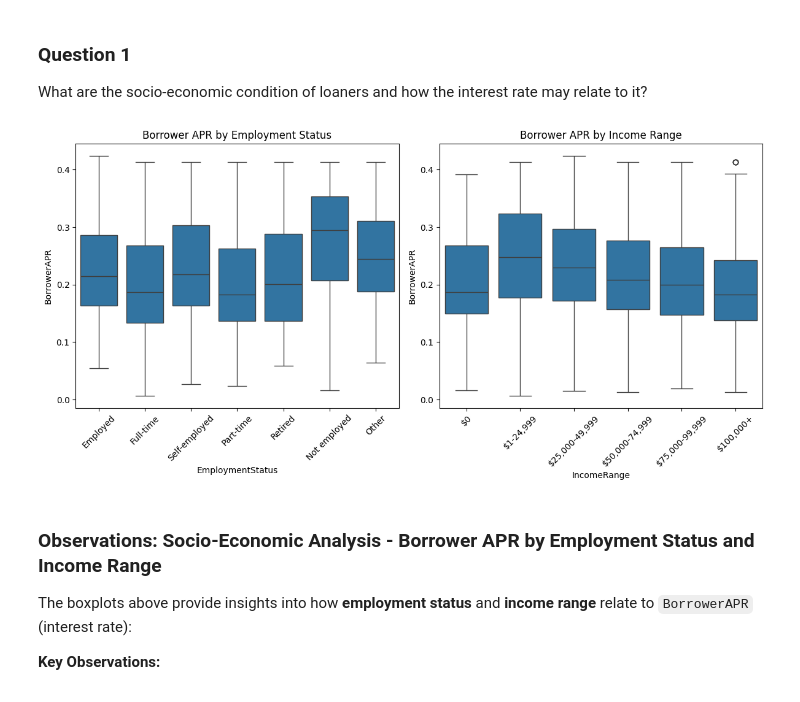
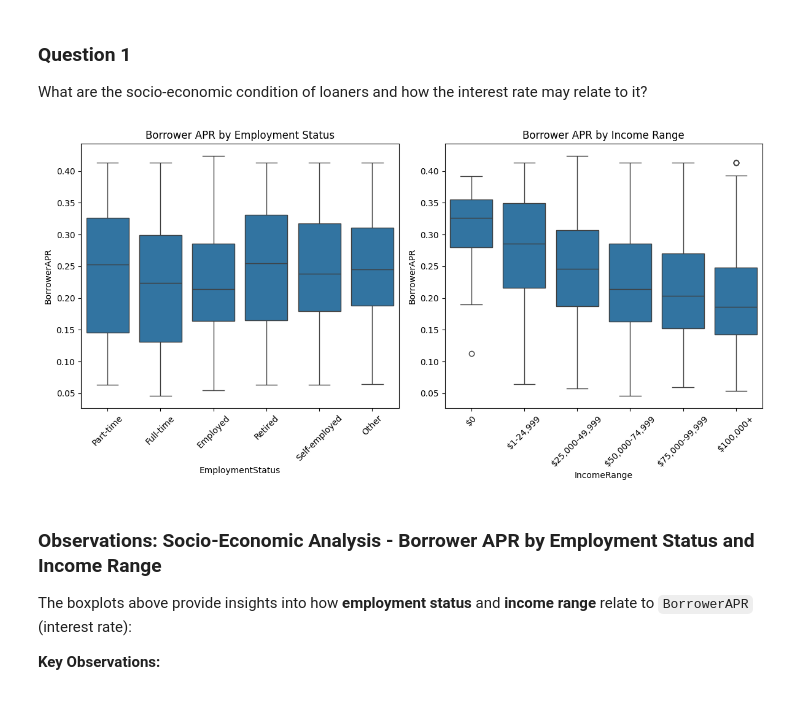
Before and after one commit to scarpl/Proper-Loan-Data-Analysis, a Jupyter notebook: Part_I_exploration_template.ipynb, the cells around one changed output. Cells and saved outputs as stored; diff of their text form; code cells hidden in the pictures.

Commit message:
Completed part I

```diff
--- a/Part_I_exploration_template.ipynb
+++ b/Part_I_exploration_template.ipynb
@@ -107,7 +179,3 @@ Only **~6% of borrowers did not disclose their income ("Not displayed")**.
 Since the "Not displayed" category represents a very small portion of the dataset and does not provide meaningful information for socio-economic analysis, I will **consider dropping these rows** to avoid noise and improve the quality of further visualizations.
 
 > **Decision:** Exclude rows with `IncomeRange = "Not displayed"` from subsequent analysis.
-# %%
-# Remove rows where IncomeRange is "Not displayed"
-loans_clean = loans[loans['IncomeRange'] != 'Not displayed'].copy()
-print(f"Remaining rows after filtering: {len(loans_clean)}")
@@ -115,0 +204,24 @@ Remaining rows after filtering: 106196
+# %%
+# Count missing values in ProsperScore
+missing_count = loans_ir_clean["ProsperScore"].isna().sum()
+total_rows = len(loans_ir_clean)
+missing_pct = missing_count / total_rows * 100
+
+print(f"Missing ProsperScore: {missing_count} rows ({missing_pct:.2f}% of dataset)")
+
+# Visualize proportion of missing values by year
+loans_ir_clean["year"] = pd.to_datetime(loans_ir_clean["ListingCreationDate"], format='mixed').dt.year
+
+missing_by_year = (
+    loans_ir_clean.groupby("year")["ProsperScore"]
+    .apply(lambda x: x.isna().mean() * 100)
+    .reset_index(name="pct_missing")
+)
+
+plt.figure(figsize=(8,4))
+sns.barplot(data=missing_by_year, x="year", y="pct_missing", color="salmon")
+plt.title("Percentage of Missing ProsperScore by Year")
+plt.ylabel("% Missing")
+plt.xlabel("Year")
+plt.xticks(rotation=45)
+plt.show()
@@ -148,0 +238,12 @@ Missing ProsperScore: 21343 rows (20.10% of dataset)
+# %%
+input_df = loans_ir_clean
+print(f"Rows before Step 2: {len(input_df)}")
+# Converte ProsperScore a numerico (stringhe come "Not displayed" diventano NaN)
+ps_numeric = pd.to_numeric(input_df['ProsperScore'], errors='coerce')
+removed_ps = ps_numeric.isna().sum()
+# Tieni solo righe con ProsperScore valido
+loans_clean = input_df.loc[ps_numeric.notna()].copy()
+loans_clean['ProsperScore'] = ps_numeric.loc[ps_numeric.notna()].astype(float)
+loans_clean.reset_index(drop=True, inplace=True)
+print(f"Removed rows due to missing/invalid ProsperScore: {removed_ps}")
+print(f"Rows after Step 2: {len(loans_clean)}")
@@ -154,27 +259,27 @@ What are the socio-economic condition of loaners and how the interest rate may r
 # %%
 income_order = [
     '$0', '$1-24,999', '$25,000-49,999', '$50,000-74,999',
     '$75,000-99,999', '$100,000+'
 ]
 employment_order = [
-    'Employed', 'Full-time', 'Self-employed', 'Part-time',
-    'Retired', 'Not employed', 'Other'
+    'Part-time','Full-time','Employed', 'Retired','Self-employed',
+    'Other'
 ]
 
 fig, ax = plt.subplots(1, 2, figsize=(12, 6))
 
 sns.boxplot(data=loans_clean, x='EmploymentStatus', y='BorrowerAPR', ax=ax[0], order=employment_order)
 ax[0].set_title("Borrower APR by Employment Status")
 ax[0].set_xticklabels(ax[0].get_xticklabels(), rotation=45)
 
 sns.boxplot(data=loans_clean, x='IncomeRange', y='BorrowerAPR', ax=ax[1], order=income_order)
 ax[1].set_title("Borrower APR by Income Range")
 ax[1].set_xticklabels(ax[1].get_xticklabels(), rotation=45)
 
 plt.tight_layout()
 plt.show();
 # %% [output]
-[figure, old version]
+[figure, new version]
 # %% [markdown]
 ### Observations: Socio-Economic Analysis - Borrower APR by Employment Status and Income Range
 
```
Also changed, not shown: parts of 40 cells of this notebook.
